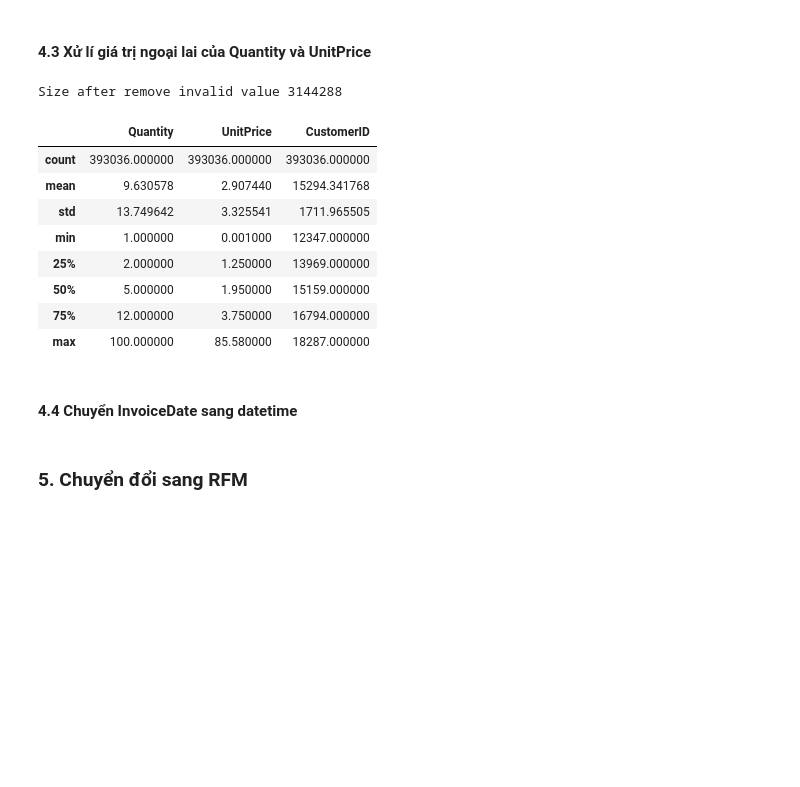
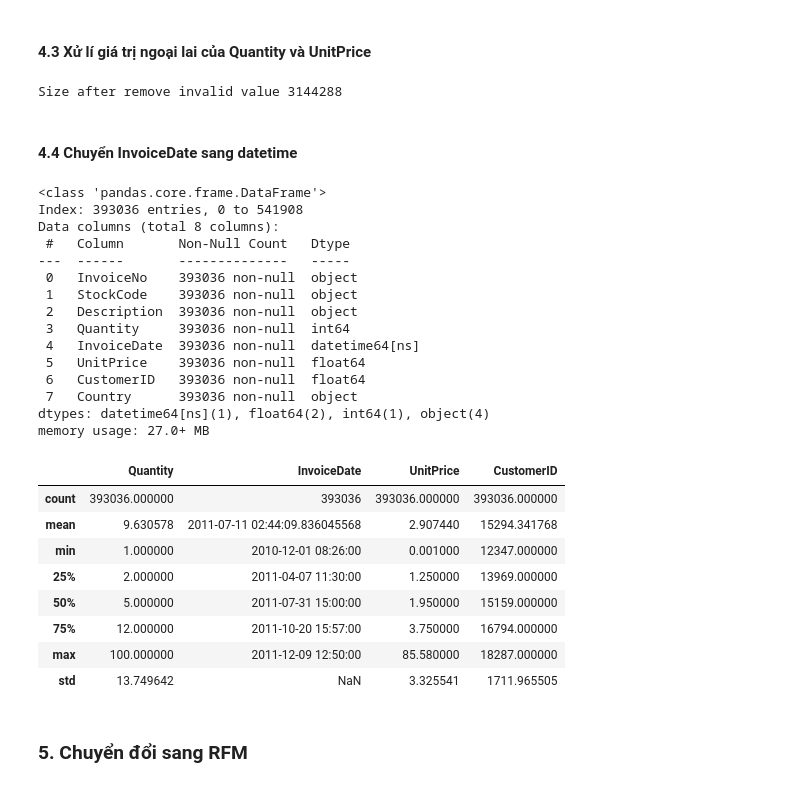
Before and after one commit to QuangMinh03042005/sgu25_kpdl, a Jupyter notebook: Lab02/customer_classification.ipynb, the cells around one changed output. Cells and saved outputs as stored; diff of their text form; code cells hidden in the pictures; blank space fills up the shorter version.

```diff
--- a/Lab02/customer_classification.ipynb
+++ b/Lab02/customer_classification.ipynb
@@ -235,22 +235,39 @@ df = df[df["UnitPrice"] > 0]
 df = df[df["UnitPrice"] <= 100]
 
 print(f"Size after remove invalid value {df.size}")
-df.describe()
 # %% [output]
 Size after remove invalid value 3144288
-|  | Quantity | UnitPrice | CustomerID |
-| count | 393036.000000 | 393036.000000 | 393036.000000 |
-| mean | 9.630578 | 2.907440 | 15294.341768 |
-| std | 13.749642 | 3.325541 | 1711.965505 |
-| min | 1.000000 | 0.001000 | 12347.000000 |
-| 25% | 2.000000 | 1.250000 | 13969.000000 |
-| 50% | 5.000000 | 1.950000 | 15159.000000 |
-| 75% | 12.000000 | 3.750000 | 16794.000000 |
-| max | 100.000000 | 85.580000 | 18287.000000 |
 # %% [markdown]
 #### 4.4 Chuyển InvoiceDate sang datetime
 # %%
 df["InvoiceDate"] = pd.to_datetime(df["InvoiceDate"])
+df.info()
+df.describe()
+# %% [output]
+<class 'pandas.core.frame.DataFrame'>
+Index: 393036 entries, 0 to 541908
+Data columns (total 8 columns):
+ #   Column       Non-Null Count   Dtype
+---  ------       --------------   -----
+ 0   InvoiceNo    393036 non-null  object
+ 1   StockCode    393036 non-null  object
+ 2   Description  393036 non-null  object
+ 3   Quantity     393036 non-null  int64
+ 4   InvoiceDate  393036 non-null  datetime64[ns]
+ 5   UnitPrice    393036 non-null  float64
+ 6   CustomerID   393036 non-null  float64
+ 7   Country      393036 non-null  object
+dtypes: datetime64[ns](1), float64(2), int64(1), object(4)
+memory usage: 27.0+ MB
+|  | Quantity | InvoiceDate | UnitPrice | CustomerID |
+| count | 393036.000000 | 393036 | 393036.000000 | 393036.000000 |
+| mean | 9.630578 | 2011-07-11 02:44:09.836045568 | 2.907440 | 15294.341768 |
+| min | 1.000000 | 2010-12-01 08:26:00 | 0.001000 | 12347.000000 |
+| 25% | 2.000000 | 2011-04-07 11:30:00 | 1.250000 | 13969.000000 |
+| 50% | 5.000000 | 2011-07-31 15:00:00 | 1.950000 | 15159.000000 |
+| 75% | 12.000000 | 2011-10-20 15:57:00 | 3.750000 | 16794.000000 |
+| max | 100.000000 | 2011-12-09 12:50:00 | 85.580000 | 18287.000000 |
+| std | 13.749642 | NaN | 3.325541 | 1711.965505 |
 # %% [markdown]
 ### 5. Chuyển đổi sang RFM
 # %% [markdown]
```
Also changed, not shown: parts of 3 cells of this notebook, 2 other files.
